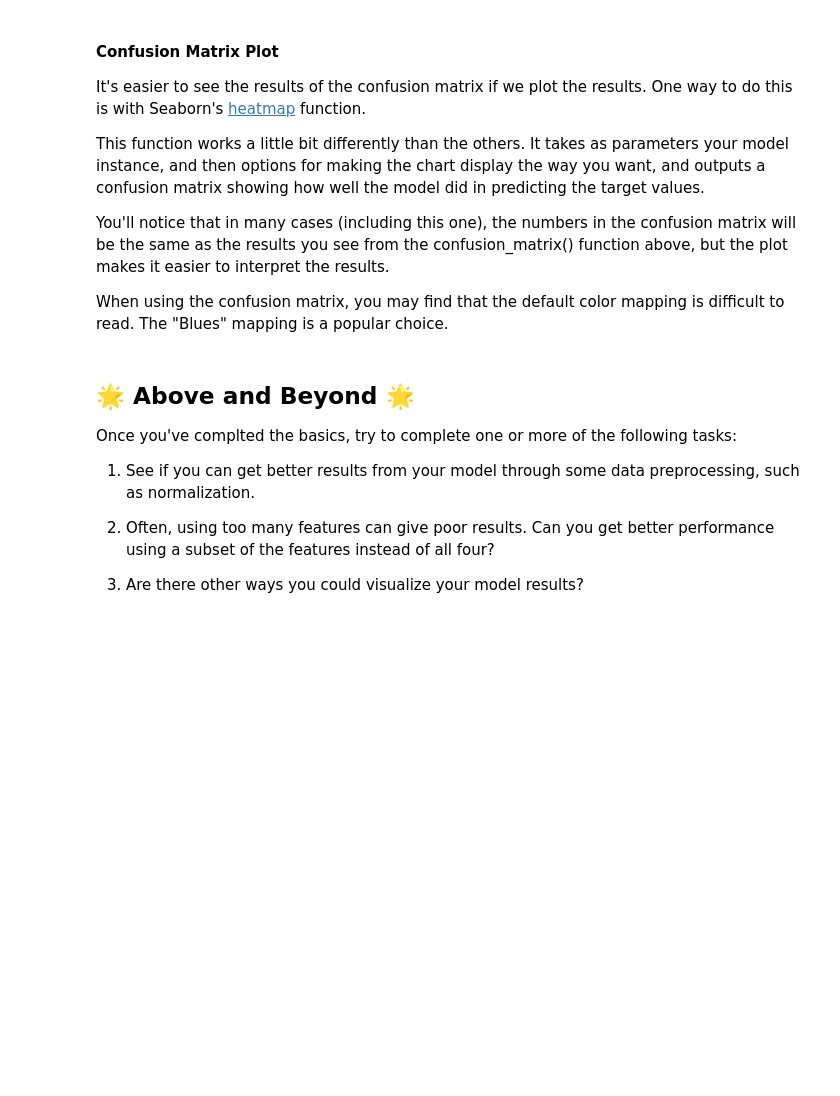
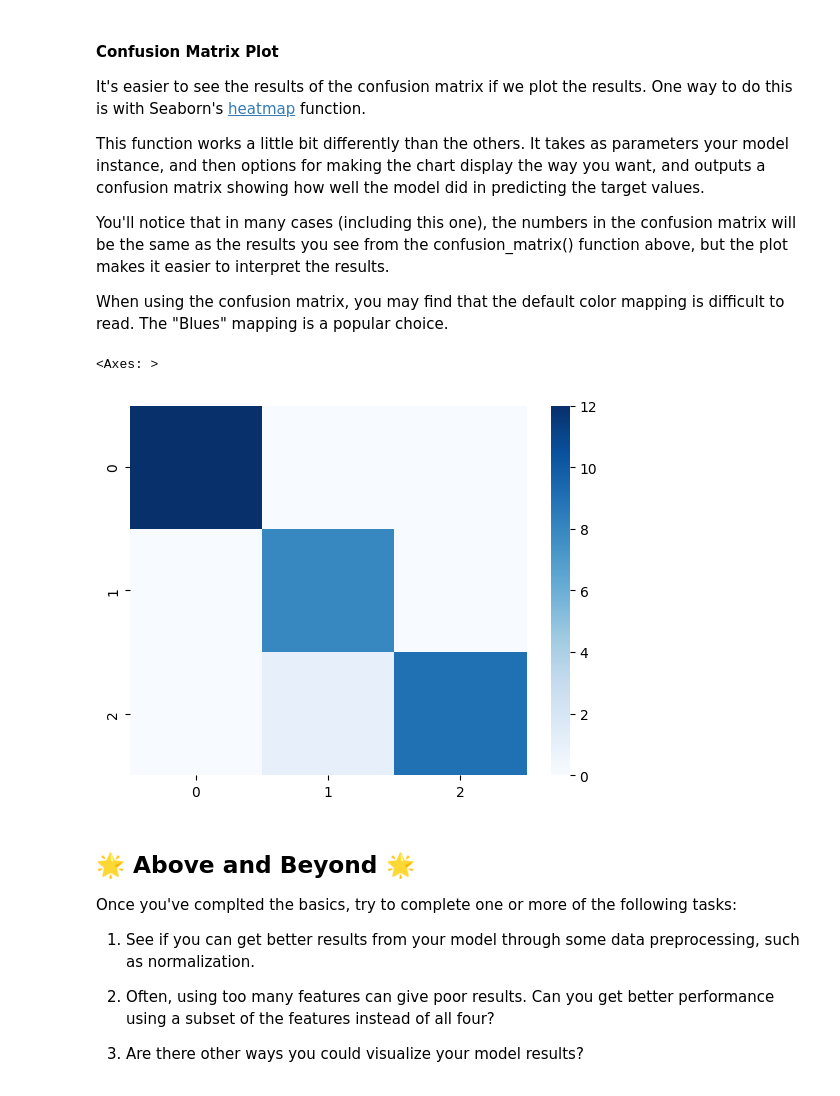
Before and after one commit to austinvirgin/austinvirgin.github.io, a Jupyter notebook: notebooks/Exploration_04.ipynb, the cells around one changed output. Drawn from its saved outputs; the diff is of its cells as text; code cells hidden in the pictures; blank space fills up the shorter version.

```diff
--- a/notebooks/Exploration_04.ipynb
+++ b/notebooks/Exploration_04.ipynb
@@ -206,6 +207,7 @@ The only parameter we want to configure is the `n_neighbors` parameter, which co
 # %%
 # Create an instance of the model, configuring it to use the 3 nearest neighbors
 # store the instance in a variable
+clf = KNeighborsClassifier(n_neighbors = 3)
 # %% [markdown]
 ### Step 5: Train the model
 
@@ -217,3 +219,4 @@ Sometimes, this is called "fitting the data to the model", so in sklearn, we per
 # %%
 # Call the "fit" method of the classifier instance we created in step 4.
 # Pass it the X_train and y_train data so that it can learn to make predictions
+clf.fit(X_train, y_train)
@@ -238,3 +243,5 @@ Since this is a classification model, there are two different methods we can use
 # %%
 # Use the predict() method to get a list of predictions for the samples in our
 # test data. Then output those predictions
+y_predictions = clf.predict(X_test)
+y_predictions
@@ -264,3 +304,6 @@ We can get this information from the [confusion_matrix](https://scikit-learn.org
 # %%
 # Import the confusion_matrix function and use it to generate a confusion
 # matrix of our model results.
+from sklearn.metrics import confusion_matrix
+matrix = confusion_matrix(y_test, y_predictions)
+matrix
@@ -276,6 +323,10 @@ You'll notice that in many cases (including this one), the numbers in the confus
 When using the confusion matrix, you may find that the default color mapping is difficult to read. The "Blues" mapping is a popular choice.
 # %%
 # Create a Seaborn heatmap
+sns.heatmap(matrix, cmap = "Blues")
+# %% [output]
+<Axes: >
+[figure, added]
 # %% [markdown]
 ## 🌟 Above and Beyond 🌟
 
```
Also changed, not shown: parts of 7 cells of this notebook.
